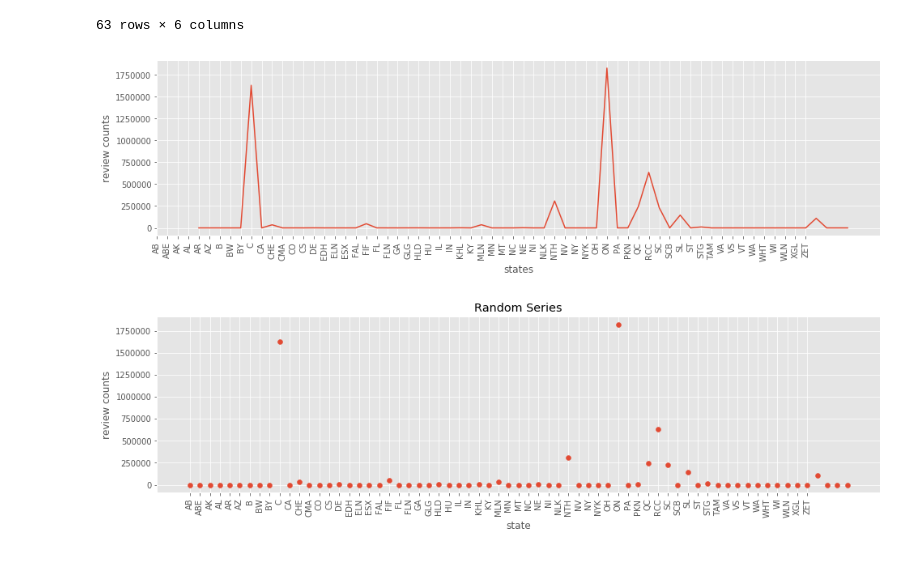
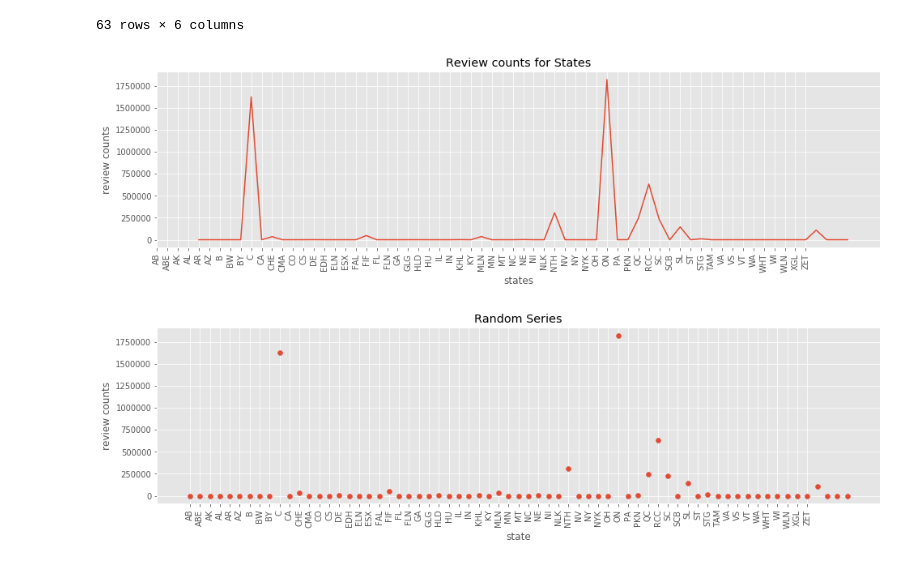
Before and after one commit to PallaviW/Yelp_Capstone_Project, a Jupyter notebook: Yelp_Capstone Project .ipynb, the cells around one changed output. Drawn from its saved outputs; the diff is of its cells as text; code cells hidden in the pictures.

```diff
--- a/Yelp_Capstone Project .ipynb
+++ b/Yelp_Capstone Project .ipynb
@@ -109,14 +110,15 @@ df
 # %%
 #Get the distribution of the review counts as per states
 x = np.arange(len(df['state']))
 plt.figure(figsize=(16,4))
 plt.plot(df['review_count'])
 plt.ylabel('review counts')
 plt.xlabel('states')
 plt.xticks(x, df['state'],rotation='vertical')
+plt.title('Review counts for States')
 plt.show()
 # %% [output]
-[figure, old version]
+[figure, new version]
 # %%
 #Get the distribution of the review counts as per states
 x = np.arange(len(df['state']))
```
Also changed, not shown: parts of 10 cells of this notebook.
